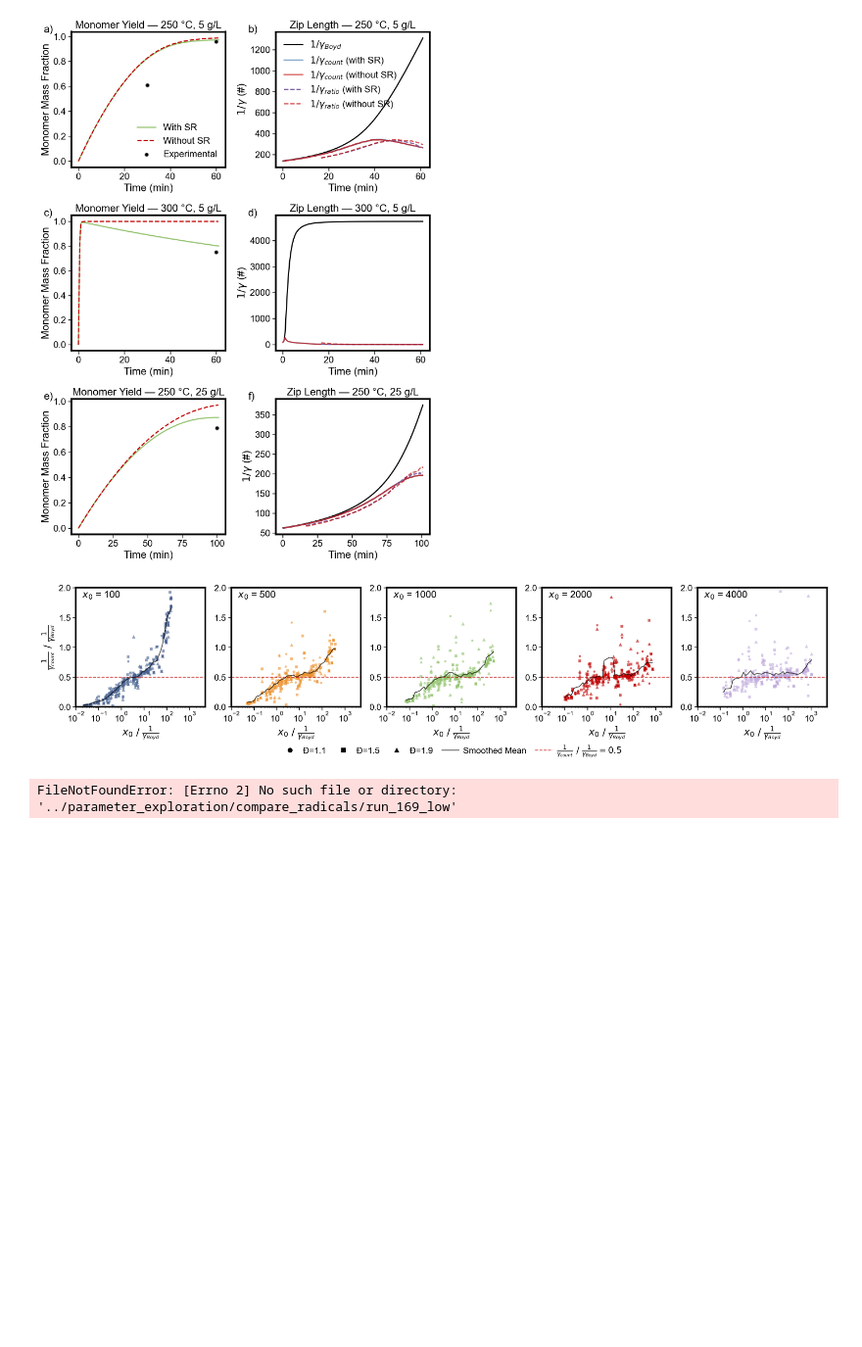
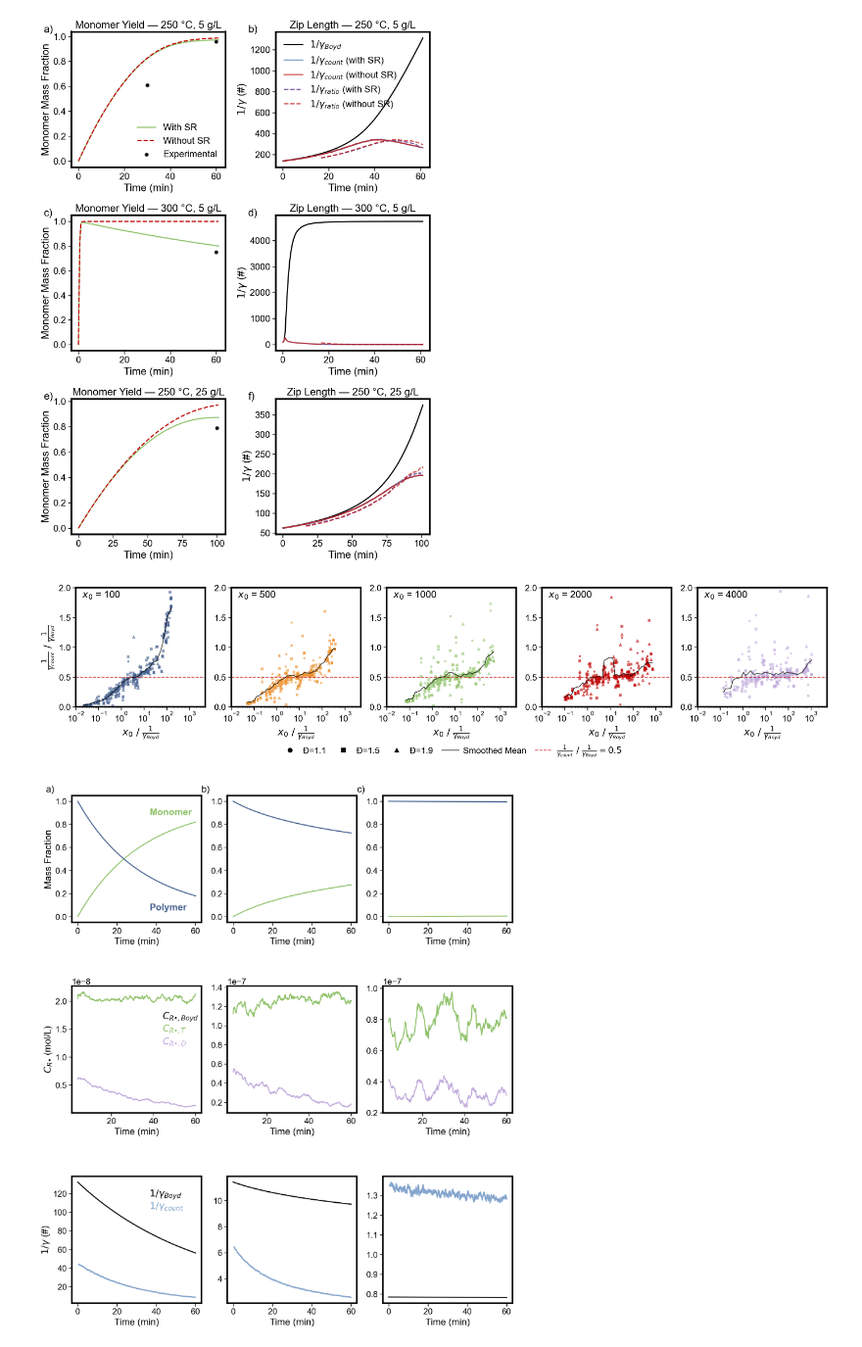
Before and after one commit to broadbelt-group/zip-length-study, a Jupyter notebook: paper_analysis/plot_figures.ipynb, the cells around one changed output. Shown at 98% size. Cells and saved outputs as stored; diff of their text form; code cells hidden in the pictures; blank space fills up the shorter version.

```diff
--- a/paper_analysis/plot_figures.ipynb
+++ b/paper_analysis/plot_figures.ipynb
@@ -1035,13 +1035,13 @@ plt.show()
 # %% [output]
 [figure]
 # %%
-data_low = read_data(f'../parameter_exploration/compare_radicals/run_169_low')
+data_low = read_data(f'../parameter_exploration/radical_KMC_runs/run_69/DPN_100')
 df_low = process_data_eci(data_low)
 
-data_plateau = read_data(f'../parameter_exploration/compare_radicals/run_1_med')
+data_plateau = read_data(f'../parameter_exploration/radical_KMC_runs/run_123/DPN_100')
 df_plateau = process_data_eci(data_plateau)
 
-data_overshoot = read_data(f'../parameter_exploration/compare_radicals/run_118_over')
+data_overshoot = read_data(f'../parameter_exploration/radical_KMC_runs/run_191/DPN_100')
 df_overshoot = process_data_eci(data_overshoot)
 
 case_dict = {
@@ -1066,8 +1066,8 @@ for name, [i, data, df, label] in case_dict.items():
     else:
         for row in range(3):
             ax[row][i].set_ylabel('')
-        ax[1][i].tick_params(labelleft=False)
-        ax[2][i].tick_params(labelleft=False)
+        ax[1][i].tick_params(labelleft=True)
+        ax[2][i].tick_params(labelleft=True)
 
     # Row 0: Mass yields
     try:
@@ -1090,43 +1090,43 @@ for name, [i, data, df, label] in case_dict.items():
 
     ax[1][i].set_xlabel("Time (min)")
     if i == 0:
         legend_handles[1] = [l1, l2]
         legend_labels[1]  = [r'$C_{R•,D}$', r'$C_{R•,T}$', r"$C_{R•,Boyd}$"]
 
     # Row 2: Zip length
     win = int(len(data['zip_length_df']['Zip Length (#)']) / 100)
     l1, = ax[2][i].plot(df['Time (min)'], df['Corrected ZL'].rolling(window=1).mean(),
                         label=r'$1/\gamma_{Boyd}$', c='k')
     l2, = ax[2][i].plot(data['zip_length_df']['Zip End Time (s)'] / 60,
                         data['zip_length_df']['Zip Length (#)'].rolling(window=win).mean(),
                         label=r'$1/\gamma_{count}$', c=cdict['lightblue'])
-    l3, = ax[2][i].plot(df['Time (min)'].iloc[1:], df['2a'].iloc[1:].rolling(window=30).mean(),
-                        label=r'$1/\gamma_{ratio}$', linestyle='--', c=cdict['purple2'])
+    # l3, = ax[2][i].plot(df['Time (min)'].iloc[1:], df['2a'].iloc[1:].rolling(window=30).mean(),
+    #                     label=r'$1/\gamma_{ratio}$', linestyle='--', c=cdict['purple2'])
     ax[2][i].set_xlabel("Time (min)")
     if i == 0:
-        legend_handles[2] = [l1, l2, l3]
-        legend_labels[2]  = [r'$1/\gamma_{Boyd}$', r'$1/\gamma_{count}$', r'$1/\gamma_{ratio}$']
+        legend_handles[2] = [l1, l2]
+        legend_labels[2]  = [r'$1/\gamma_{Boyd}$', r'$1/\gamma_{count}$']
 
 # Subplot labels
 ax[0][0].text(-0.2, 1.08, 'a)', transform=ax[0][0].transAxes, va='top', ha='left')
 ax[0][1].text(-0.2, 1.08, 'b)', transform=ax[0][1].transAxes, va='top', ha='left')
 ax[0][2].text(-0.2, 1.08, 'c)', transform=ax[0][2].transAxes, va='top', ha='left')
 
 # Inline labels row 0
-ax[0][0].text(0.6, 0.3, "Polymer", transform=ax[0][0].transAxes, va='top', ha='left', c=cdict['darkblue'], fontweight='bold')
-ax[0][0].text(0.6, 0.8, "Monomer", transform=ax[0][0].transAxes, va='top', ha='left', c=cdict['green'], fontweight='bold')
+ax[0][0].text(0.6, 0.15, "Polymer", transform=ax[0][0].transAxes, va='top', ha='left', c=cdict['darkblue'], fontweight='bold')
+ax[0][0].text(0.6, 0.9, "Monomer", transform=ax[0][0].transAxes, va='top', ha='left', c=cdict['green'], fontweight='bold')
 
 # Inline labels row 1
-ax[1][0].text(0.7, 0.9, r'$C_{R•,Boyd}$', transform=ax[1][0].transAxes, va='top', ha='left', c=cdict['black'], fontweight='bold')
-ax[1][0].text(0.7, 0.8, r'$C_{R•,T}$', transform=ax[1][0].transAxes, va='top', ha='left', c=cdict['green'], fontweight='bold')
-ax[1][0].text(0.7, 0.7, r'$C_{R•,D}$', transform=ax[1][0].transAxes, va='top', ha='left', c=cdict['lightpurple'], fontweight='bold')
+ax[1][0].text(0.7, 0.8, r'$C_{R•,Boyd}$', transform=ax[1][0].transAxes, va='top', ha='left', c=cdict['black'], fontweight='bold')
+ax[1][0].text(0.7, 0.7, r'$C_{R•,T}$', transform=ax[1][0].transAxes, va='top', ha='left', c=cdict['green'], fontweight='bold')
+ax[1][0].text(0.7, 0.6, r'$C_{R•,D}$', transform=ax[1][0].transAxes, va='top', ha='left', c=cdict['lightpurple'], fontweight='bold')
 
 # Inline labels row 2
-ax[2][0].text(0.2, 0.9, r'$1/\gamma_{Boyd}$', transform=ax[2][0].transAxes, va='top', ha='left', c=cdict['black'], fontweight='bold')
-ax[2][0].text(0.2, 0.8, r'$1/\gamma_{count}$', transform=ax[2][0].transAxes, va='top', ha='left', c=cdict['lightblue'], fontweight='bold')
-ax[2][0].text(0.2, 0.7, r'$1/\gamma_{ratio}$', transform=ax[2][0].transAxes, va='top', ha='left', c=cdict['purple2'], fontweight='bold')
+ax[2][0].text(0.6, 0.9, r'$1/\gamma_{Boyd}$', transform=ax[2][0].transAxes, va='top', ha='left', c=cdict['black'], fontweight='bold')
+ax[2][0].text(0.6, 0.8, r'$1/\gamma_{count}$', transform=ax[2][0].transAxes, va='top', ha='left', c=cdict['lightblue'], fontweight='bold')
+# ax[2][0].text(0.2, 0.7, r'$1/\gamma_{ratio}$', transform=ax[2][0].transAxes, va='top', ha='left', c=cdict['purple2'], fontweight='bold')
 
 plt.savefig(f"fig_pdfs/figS4_radicals_scheme2.pdf", dpi=300, bbox_inches='tight')
 plt.show()
 # %% [output]
-FileNotFoundError: [Errno 2] No such file or directory: '../parameter_exploration/compare_radicals/run_169_low'
+[figure, added]
```
Also changed, not shown: 33 other files.
